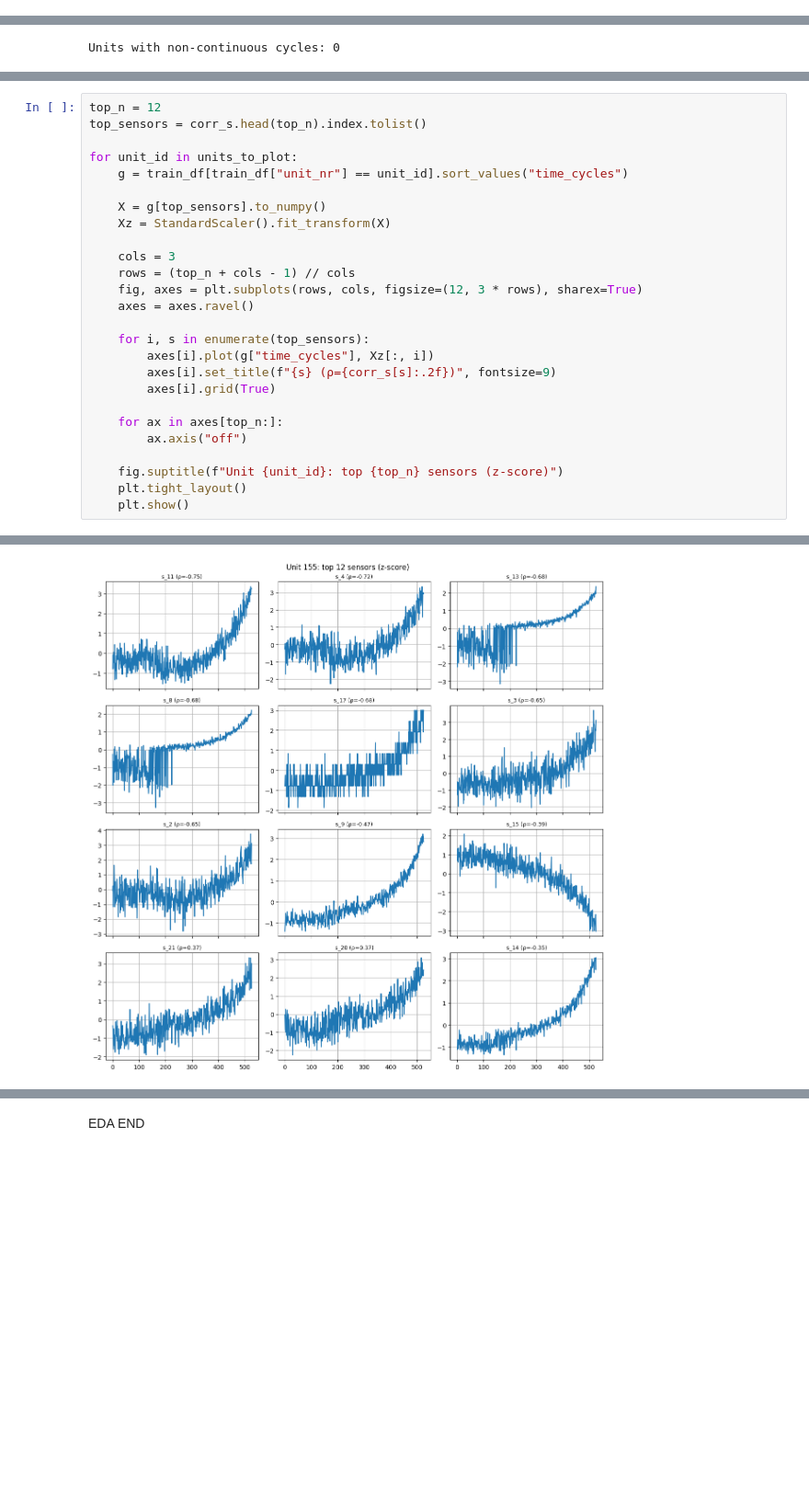
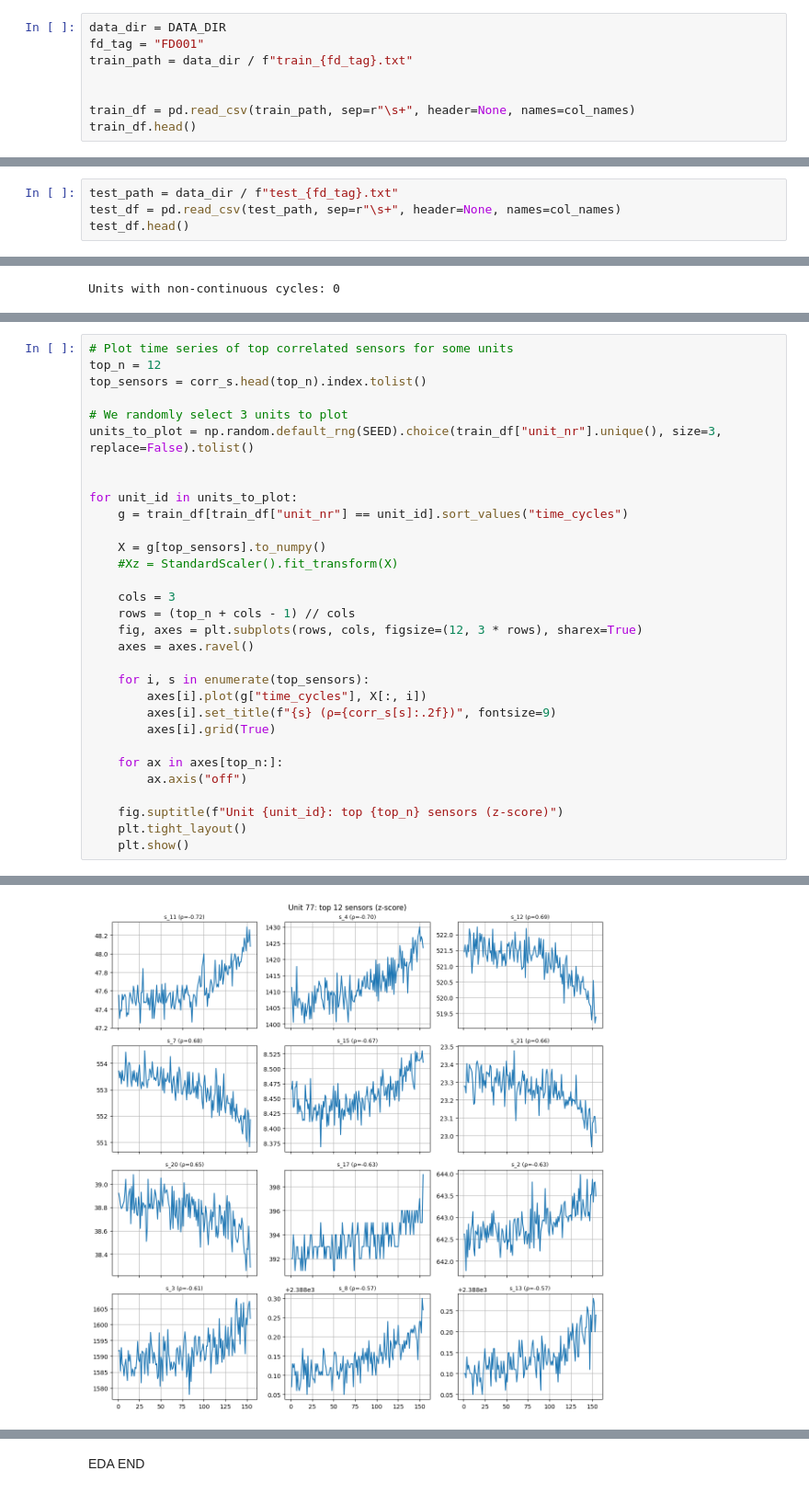
Before and after one commit to liminm/rul-lstm-rul-prediction, a Jupyter notebook: notebook copy.ipynb, the cells around one changed output, grey strips where cells are left out. Shown at 92% size. Drawn from its saved outputs; the diff is of its cells as text; blank space fills up the shorter version.

```diff
--- a/notebook copy.ipynb
+++ b/notebook copy.ipynb
@@ -38,0 +56,8 @@ Column names: ['unit_nr', 'time_cycles', 'setting_1', 'setting_2', 'setting_3',
+# %%
+data_dir = DATA_DIR
+fd_tag = "FD001"
+train_path = data_dir / f"train_{fd_tag}.txt"
+
+
+train_df = pd.read_csv(train_path, sep=r"\s+", header=None, names=col_names)
+train_df.head()
@@ -38,0 +72,4 @@ Column names: ['unit_nr', 'time_cycles', 'setting_1', 'setting_2', 'setting_3',
+# %%
+test_path = data_dir / f"test_{fd_tag}.txt"
+test_df = pd.read_csv(test_path, sep=r"\s+", header=None, names=col_names)
+test_df.head()
@@ -273,12 +362,17 @@ plt.show()
 # %%
+# Plot time series of top correlated sensors for some units
 top_n = 12
 top_sensors = corr_s.head(top_n).index.tolist()
+
+# We randomly select 3 units to plot
+units_to_plot = np.random.default_rng(SEED).choice(train_df["unit_nr"].unique(), size=3, replace=False).tolist()
+
 
 for unit_id in units_to_plot:
     g = train_df[train_df["unit_nr"] == unit_id].sort_values("time_cycles")
 
     X = g[top_sensors].to_numpy()
-    Xz = StandardScaler().fit_transform(X)
+    #Xz = StandardScaler().fit_transform(X)
 
     cols = 3
     rows = (top_n + cols - 1) // cols
@@ -286,7 +380,7 @@ for unit_id in units_to_plot:
     axes = axes.ravel()
 
     for i, s in enumerate(top_sensors):
-        axes[i].plot(g["time_cycles"], Xz[:, i])
+        axes[i].plot(g["time_cycles"], X[:, i])
         axes[i].set_title(f"{s} (ρ={corr_s[s]:.2f})", fontsize=9)
         axes[i].grid(True)
 
@@ -302 +396 @@ for unit_id in units_to_plot:
-[figure, old version]
+[figure, new version]
```
Also changed, not shown: parts of 59 cells of this notebook.
